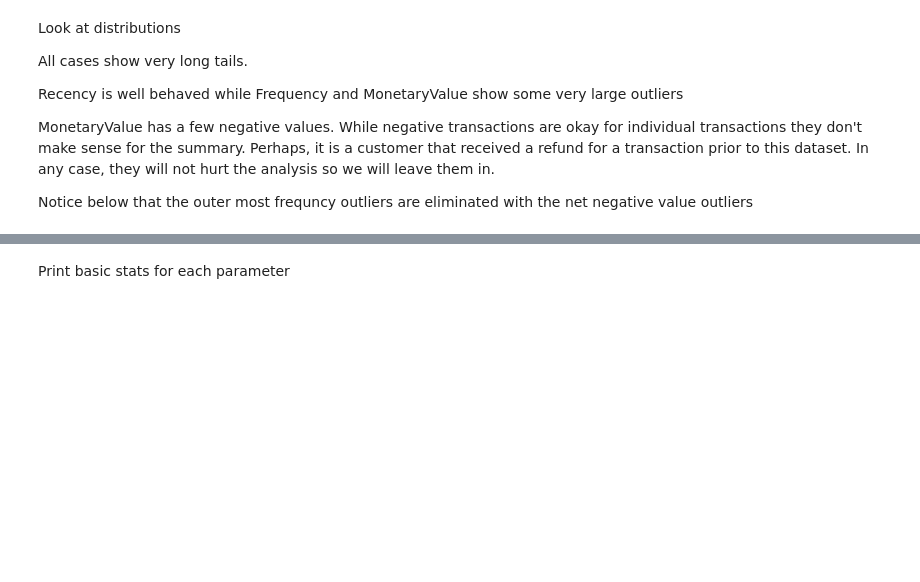
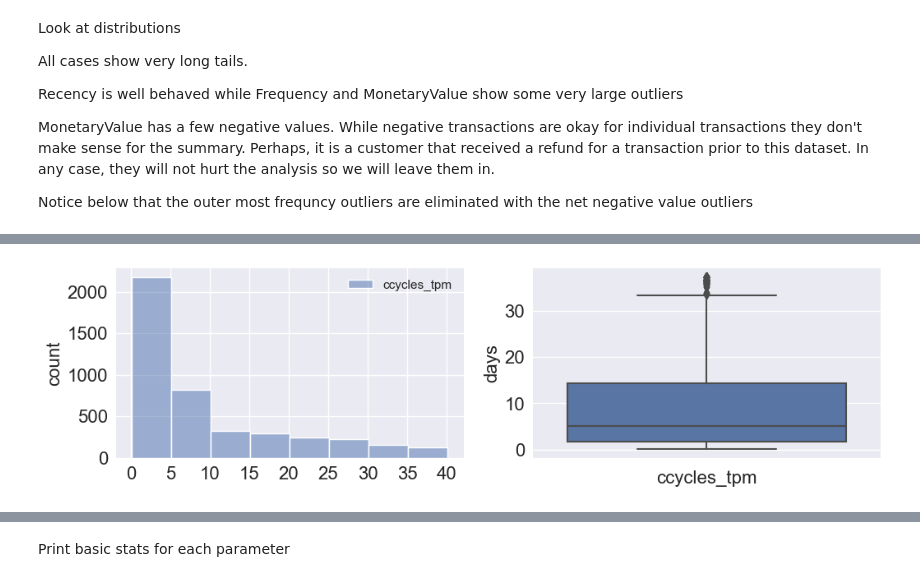
Before and after one commit to Aljgutier/segmentation, a Jupyter notebook: RFM_Segmentation_OnlineSales.ipynb, the cells around one changed output, grey strips where cells are left out. Cells and saved outputs as stored; diff of their text form; code cells hidden in the pictures; blank space fills up the shorter version.

```diff
--- a/RFM_Segmentation_OnlineSales.ipynb
+++ b/RFM_Segmentation_OnlineSales.ipynb
@@ -250,0 +256,8 @@ plt.show()
+# %%
+df2 = df_rfm.copy()
+df2['ccycles_tpm']=df2['Recency']/10
+df2=df2.reset_index()
+df2.rename({'CustomerID':'equipment_id'},axis=1,inplace=True)
+df2=df2[['equipment_id','ccycles_tpm']]
+display(df2.head())
+df2.to_csv('ccycles_tpm.csv',index=False)
@@ -250,0 +271,25 @@ plt.show()
+# %%
+
+df2['ccycles_tpm']=df2['Recency']/10
+plt.style.use('seaborn')
+fig, ax = plt.subplots(nrows=1, ncols=2, figsize = (12,3))
+plot_defaults_dict = bp.plot_defaults() # get matplotlib defaults dictionary from beautifulplots
+sns.set(style="ticks")
+
+# histogramp
+_ax=ax[0]
+cctpm = df2[['ccycles_tpm']]
+g=sns.histplot(data = cctpm, kde = False, binwidth=5, ax=_ax)
+plot_defaults_dict["y_axis_label"]='count'
+bp.set_axisparams(plot_defaults_dict,_ax,g) # set the axis parameters
+
+# boxplot
+_ax=ax[1]
+g=sns.boxplot(data=df2[['ccycles_tpm']] ,  y='ccycles_tpm', ax=_ax )
+plot_defaults_dict['y_axis_label']='days'
+plot_defaults_dict['x_axis_label']='ccycles_tpm'
+bp.set_axisparams(plot_defaults_dict,_ax,g)
+
+# correlation heatmap
+# %% [output]
+[figure, added]
```
Also changed, not shown: parts of 7 cells of this notebook, 1 other file.
